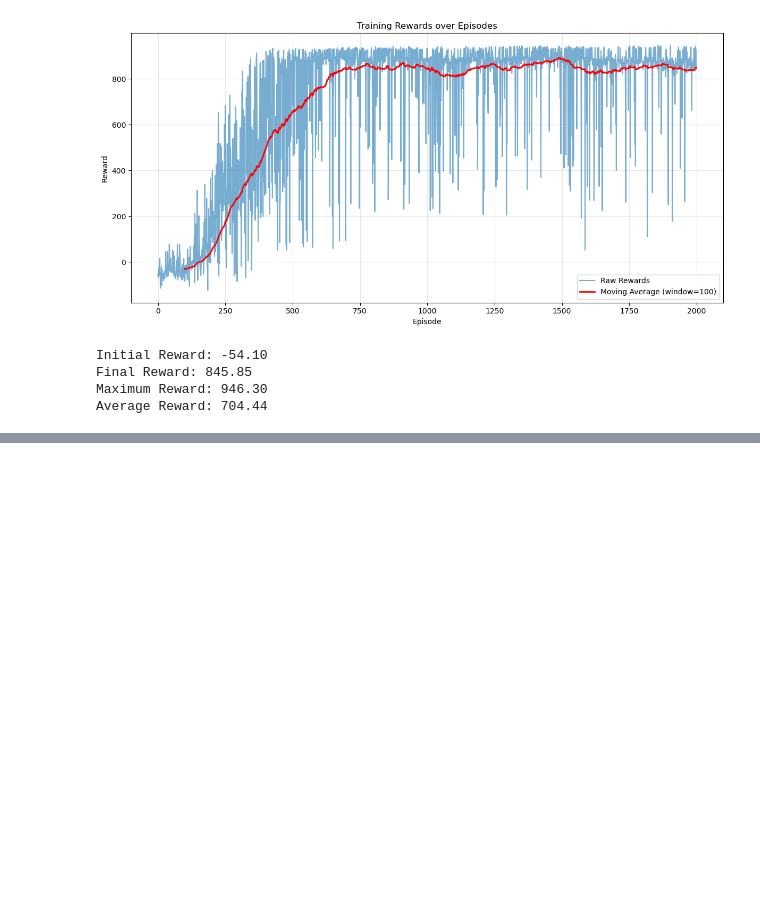
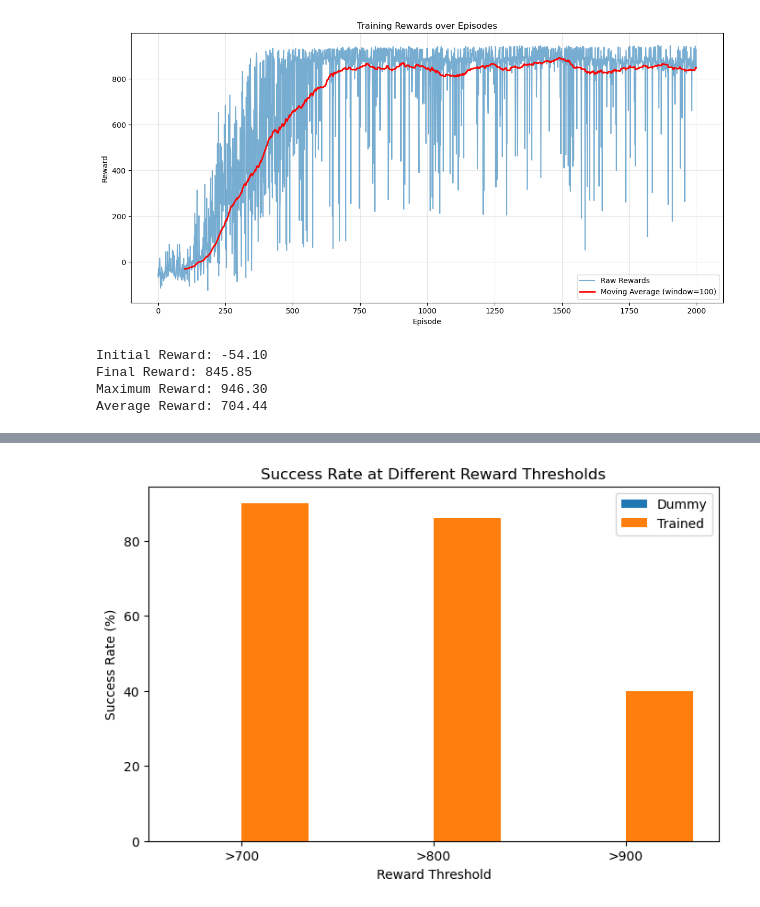
Before and after one commit to xanvcs/deep-q-learning-carracing, a Jupyter notebook: plots.ipynb, the cells around one changed output, grey strips where cells are left out. Cells and saved outputs as stored; diff of their text form; code cells hidden in the pictures; blank space fills up the shorter version.

```diff
--- a/plots.ipynb
+++ b/plots.ipynb
@@ -53,0 +146,19 @@ Average Reward: 704.44
+# %%
+thresholds = [700, 800, 900]
+dummy_success = [(dummy_rewards > threshold).mean() * 100 for threshold in thresholds]
+trained_success = [(trained_rewards > threshold).mean() * 100 for threshold in thresholds]
+
+plt.figure(figsize=(8, 5))
+x = np.arange(len(thresholds))
+width = 0.35
+
+plt.bar(x - width/2, dummy_success, width, label='Dummy')
+plt.bar(x + width/2, trained_success, width, label='Trained')
+plt.xticks(x, [f'>{t}' for t in thresholds])
+plt.title('Success Rate at Different Reward Thresholds')
+plt.xlabel('Reward Threshold')
+plt.ylabel('Success Rate (%)')
+plt.legend()
+plt.show()
+# %% [output]
+[figure, added]
```
Also changed, not shown: parts of 6 cells of this notebook.
